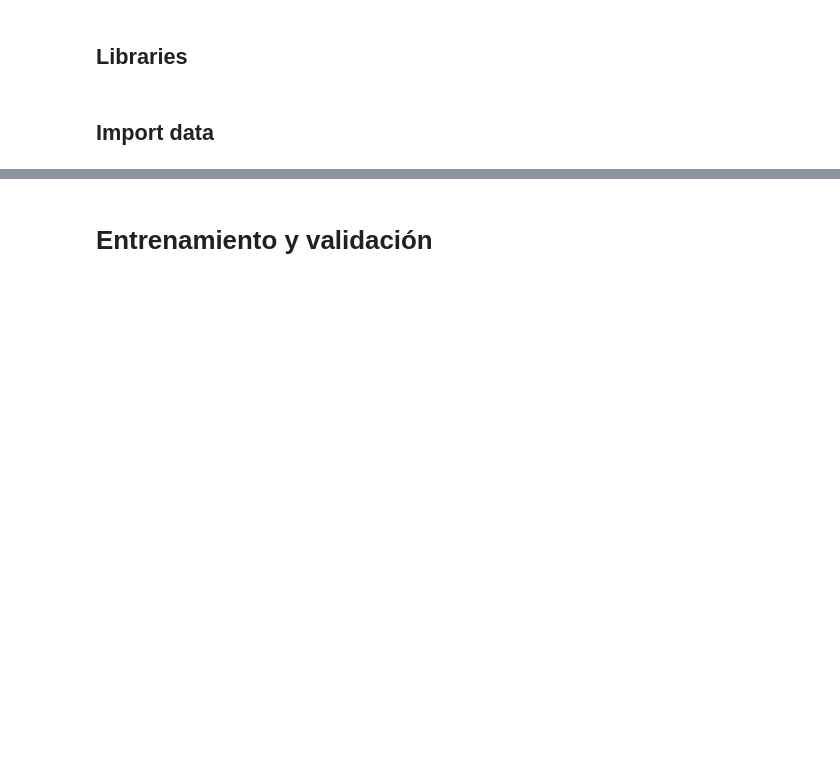
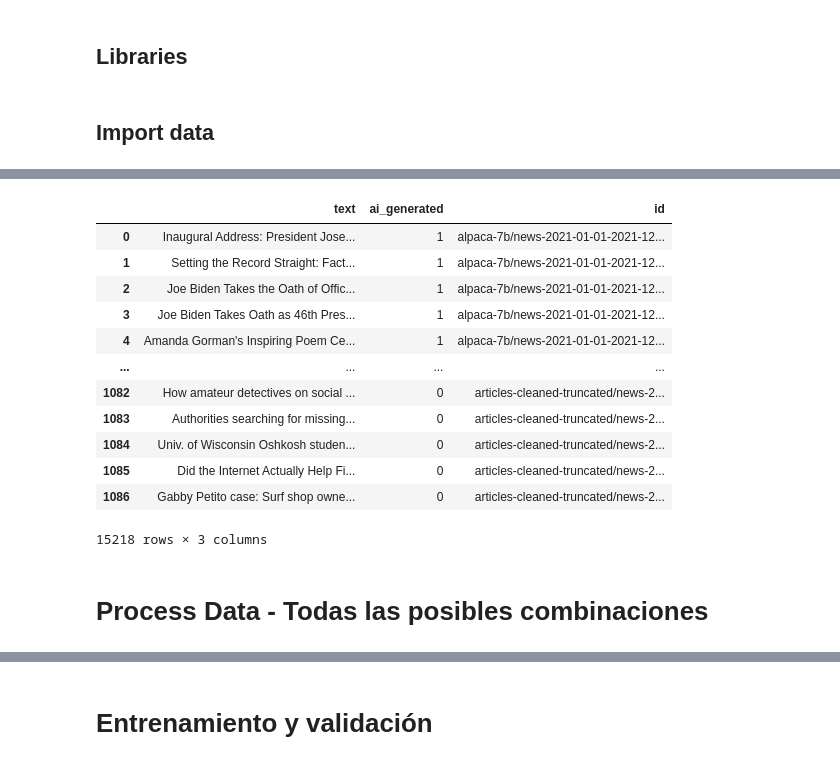
Before and after one commit to hugojigarcia/Generative-AI-Authorship-Verification, a Jupyter notebook: Modelo Siames.ipynb, the cells around one changed output, grey strips where cells are left out. Drawn from its saved outputs; the diff is of its cells as text; code cells hidden in the pictures; blank space fills up the shorter version.

```diff
--- a/Modelo Siames.ipynb
+++ b/Modelo Siames.ipynb
@@ -14,10 +23,12 @@ drive.mount('/content/drive')
 # %%
 # ai_generated_path = "/content/drive/MyDrive/HUGO/Master/NLP/pan24-generative-authorship-news/machines"
 # human_path = "/content/drive/MyDrive/HUGO/Master/NLP/pan24-generative-authorship-news/human.jsonl"
-ai_generated_path = "/content/drive/MyDrive/pan24-generative-authorship-news/machines"
-human_path = "/content/drive/MyDrive/pan24-generative-authorship-news/human.jsonl"
+# ai_generated_path = "/content/drive/MyDrive/pan24-generative-authorship-news/machines"
+# human_path = "/content/drive/MyDrive/pan24-generative-authorship-news/human.jsonl"
 # ai_generated_path = "/content/drive/MyDrive/UPM/Master/NLP/pan24-generative-authorship-news/machines"
 # human_path = "/content/drive/MyDrive/UPM/Master/NLP/pan24-generative-authorship-news/human.jsonl"
+ai_generated_path = "pan24-generative-authorship-news/machines"
+human_path = "pan24-generative-authorship-news/human.jsonl"
 # %% [markdown]
 ## Libraries
 # %%
@@ -26,6 +37,8 @@ import json
 import pandas as pd
 # %% [markdown]
 ## Import data
+# %%
+pd.set_option('display.max_colwidth', None)
 # %%
 model, id, text = [], [], []
 
@@ -59,3 +100,19 @@ df_human
 # %%
-df = pd.concat([df_generated, df_human])[['text', 'ai_generated']]
+df = pd.concat([df_generated, df_human])[['text', 'ai_generated', 'id']]
 df
+# %% [output]
+|  | text | ai_generated | id |
+| 0 | Inaugural Address: President Jose... | 1 | alpaca-7b/news-2021-01-01-2021-12... |
+| 1 | Setting the Record Straight: Fact... | 1 | alpaca-7b/news-2021-01-01-2021-12... |
+| 2 | Joe Biden Takes the Oath of Offic... | 1 | alpaca-7b/news-2021-01-01-2021-12... |
+| 3 | Joe Biden Takes Oath as 46th Pres... | 1 | alpaca-7b/news-2021-01-01-2021-12... |
+| 4 | Amanda Gorman's Inspiring Poem Ce... | 1 | alpaca-7b/news-2021-01-01-2021-12... |
+| ... | ... | ... | ... |
+| 1082 | How amateur detectives on social ... | 0 | articles-cleaned-truncated/news-2... |
+| 1083 | Authorities searching for missing... | 0 | articles-cleaned-truncated/news-2... |
+| 1084 | Univ. of Wisconsin Oshkosh studen... | 0 | articles-cleaned-truncated/news-2... |
+| 1085 | Did the Internet Actually Help Fi... | 0 | articles-cleaned-truncated/news-2... |
+| 1086 | Gabby Petito case: Surf shop owne... | 0 | articles-cleaned-truncated/news-2... |
+15218 rows × 3 columns
+# %% [markdown]
+# Process Data - Todas las posibles combinaciones
```
Also changed, not shown: parts of 38 cells of this notebook, 3 other files.
